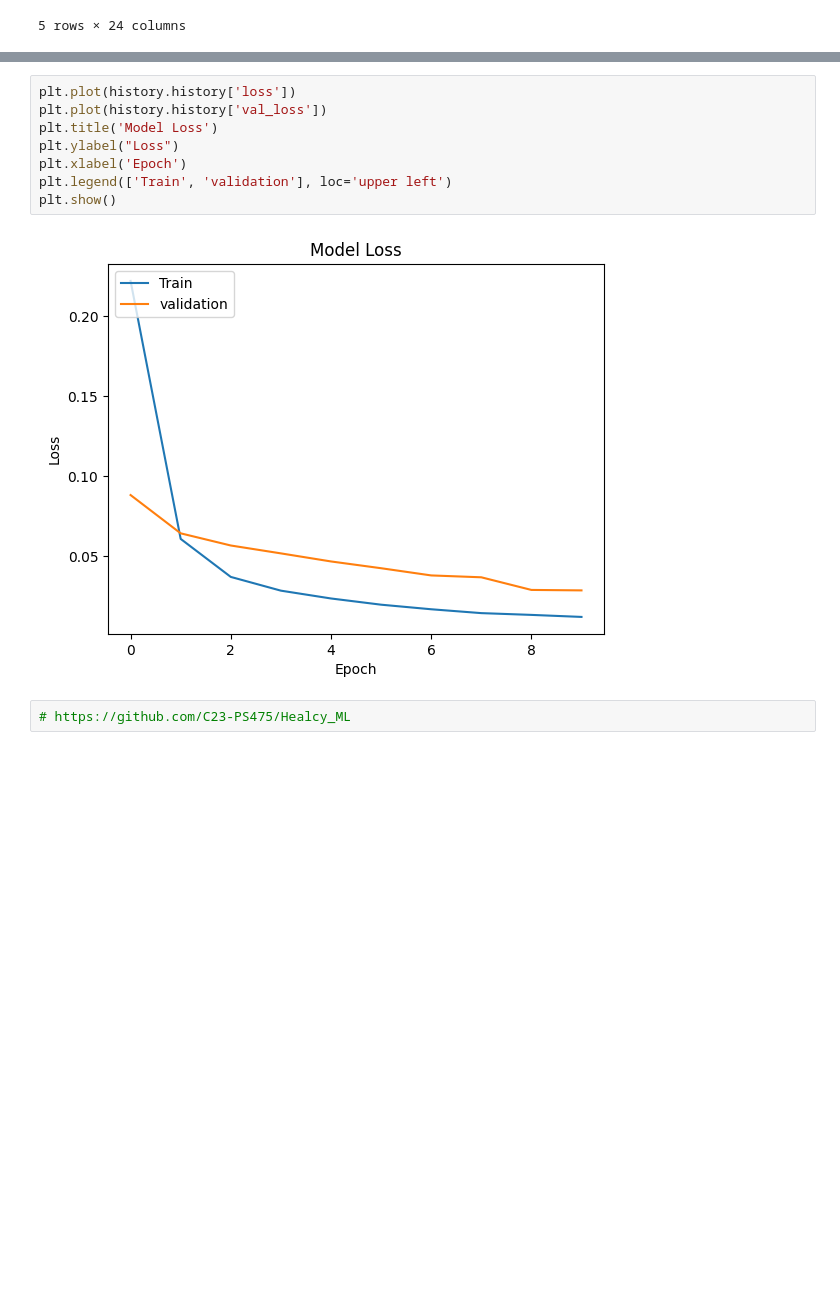
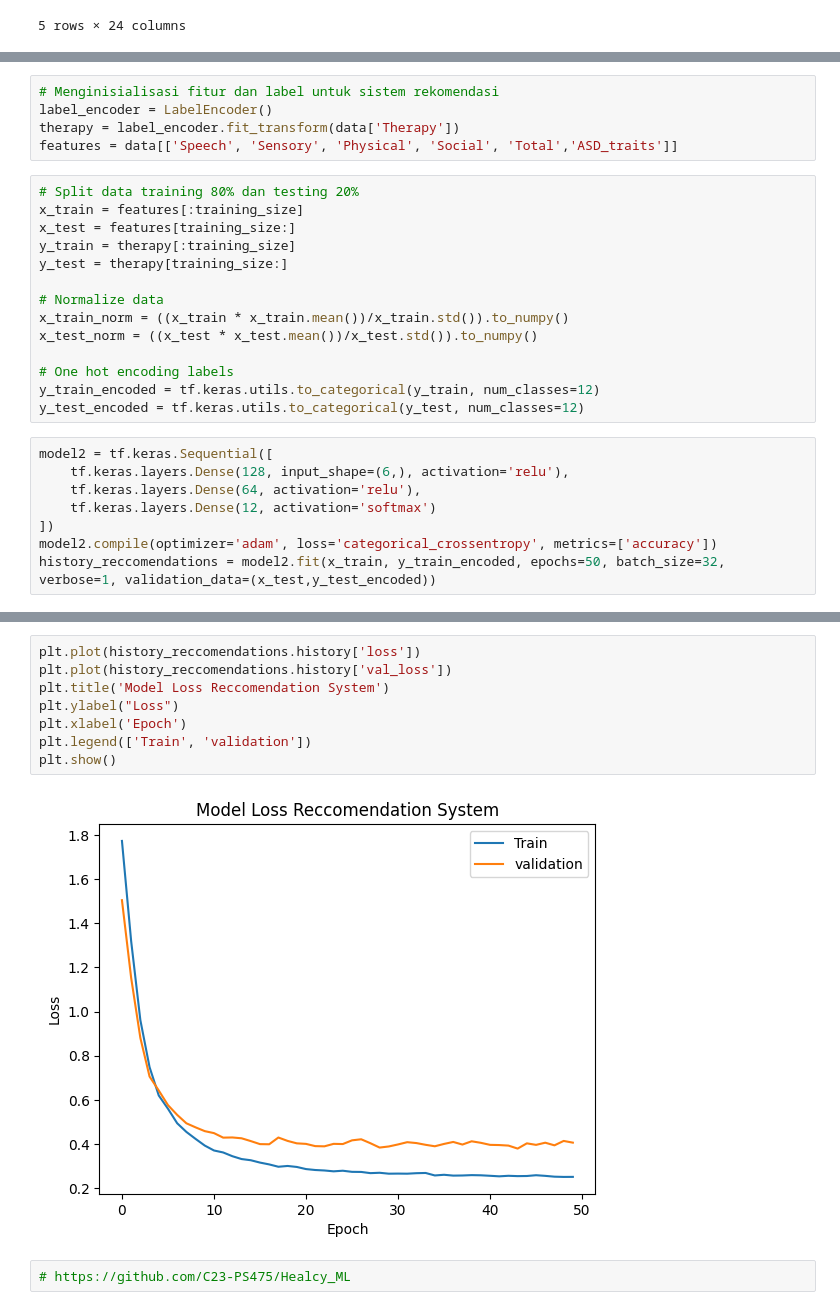
Before and after one commit to MITA-Team/Machine-Learning, a Jupyter notebook: Model.ipynb, the cells around one changed output, grey strips where cells are left out. Drawn from its saved outputs; the diff is of its cells as text; blank space fills up the shorter version.

```diff
--- a/Model.ipynb
+++ b/Model.ipynb
@@ -63,0 +94,27 @@ Epoch 10/10
+# %%
+# Menginisialisasi fitur dan label untuk sistem rekomendasi
+label_encoder = LabelEncoder()
+therapy = label_encoder.fit_transform(data['Therapy'])
+features = data[['Speech', 'Sensory', 'Physical', 'Social', 'Total','ASD_traits']]
+# %%
+# Split data training 80% dan testing 20%
+x_train = features[:training_size]
+x_test = features[training_size:]
+y_train = therapy[:training_size]
+y_test = therapy[training_size:]
+
+# Normalize data
+x_train_norm = ((x_train * x_train.mean())/x_train.std()).to_numpy()
+x_test_norm = ((x_test * x_test.mean())/x_test.std()).to_numpy()
+
+# One hot encoding labels
+y_train_encoded = tf.keras.utils.to_categorical(y_train, num_classes=12)
+y_test_encoded = tf.keras.utils.to_categorical(y_test, num_classes=12)
+# %%
+model2 = tf.keras.Sequential([
+    tf.keras.layers.Dense(128, input_shape=(6,), activation='relu'),
+    tf.keras.layers.Dense(64, activation='relu'),
+    tf.keras.layers.Dense(12, activation='softmax')
+])
+model2.compile(optimizer='adam', loss='categorical_crossentropy', metrics=['accuracy'])
+history_reccomendations = model2.fit(x_train, y_train_encoded, epochs=50, batch_size=32, verbose=1, validation_data=(x_test,y_test_encoded))
@@ -76,12 +149,12 @@ plt.show()
 # %%
-plt.plot(history.history['loss'])
-plt.plot(history.history['val_loss'])
-plt.title('Model Loss')
+plt.plot(history_reccomendations.history['loss'])
+plt.plot(history_reccomendations.history['val_loss'])
+plt.title('Model Loss Reccomendation System')
 plt.ylabel("Loss")
 plt.xlabel('Epoch')
-plt.legend(['Train', 'validation'], loc='upper left')
+plt.legend(['Train', 'validation'])
 plt.show()
 # %% [output]
-[figure, old version]
+[figure, new version]
 # %%
 # https://github.com/C23-PS475/Healcy_ML
```
Also changed, not shown: parts of 22 cells of this notebook, 4 other files.
